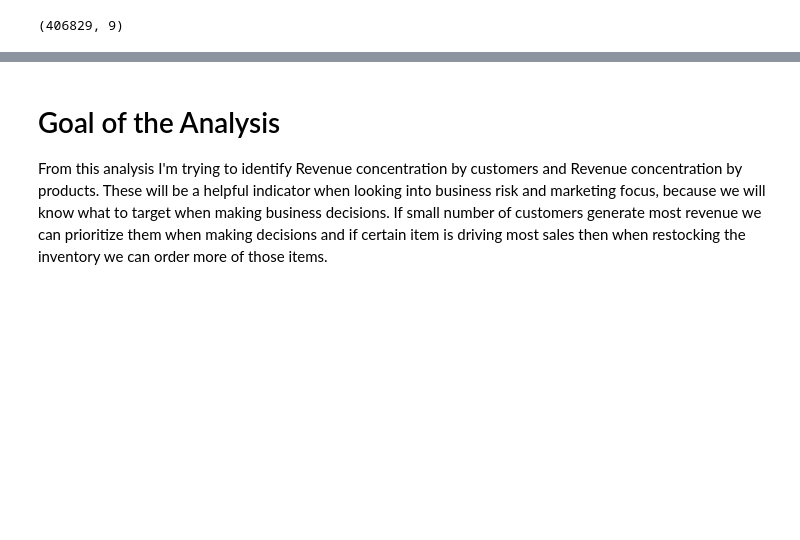
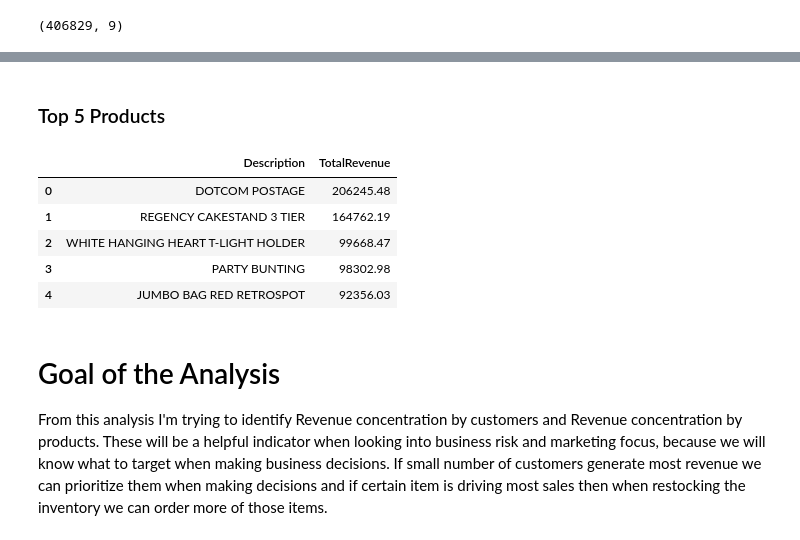
Before and after one commit to ymh-13/Revenue-Concentration-Analysis, a Jupyter notebook: online_retail_analysis.ipynb, the cells around one changed output, grey strips where cells are left out. Cells and saved outputs as stored; diff of their text form; code cells hidden in the pictures; blank space fills up the shorter version.

```diff
--- a/online_retail_analysis.ipynb
+++ b/online_retail_analysis.ipynb
@@ -92,3 +144,26 @@ df_customer.shape
+# %% [markdown]
+### Top 5 Products
+# %%
+query = """
+SELECT
+    Description,
+    SUM(Quantity * UnitPrice) AS TotalRevenue
+FROM transactions
+GROUP BY Description
+ORDER BY TotalRevenue DESC
+LIMIT 5;
+"""
+
+top_products = pd.read_sql(query, conn)
+
+top_products
+# %% [output]
+|  | Description | TotalRevenue |
+| 0 | DOTCOM POSTAGE | 206245.48 |
+| 1 | REGENCY CAKESTAND 3 TIER | 164762.19 |
+| 2 | WHITE HANGING HEART T-LIGHT HOLDER | 99668.47 |
+| 3 | PARTY BUNTING | 98302.98 |
+| 4 | JUMBO BAG RED RETROSPOT | 92356.03 |
 # %% [markdown]
 # Goal of the Analysis
 
```
Also changed, not shown: parts of 10 cells of this notebook, 4 other files.
